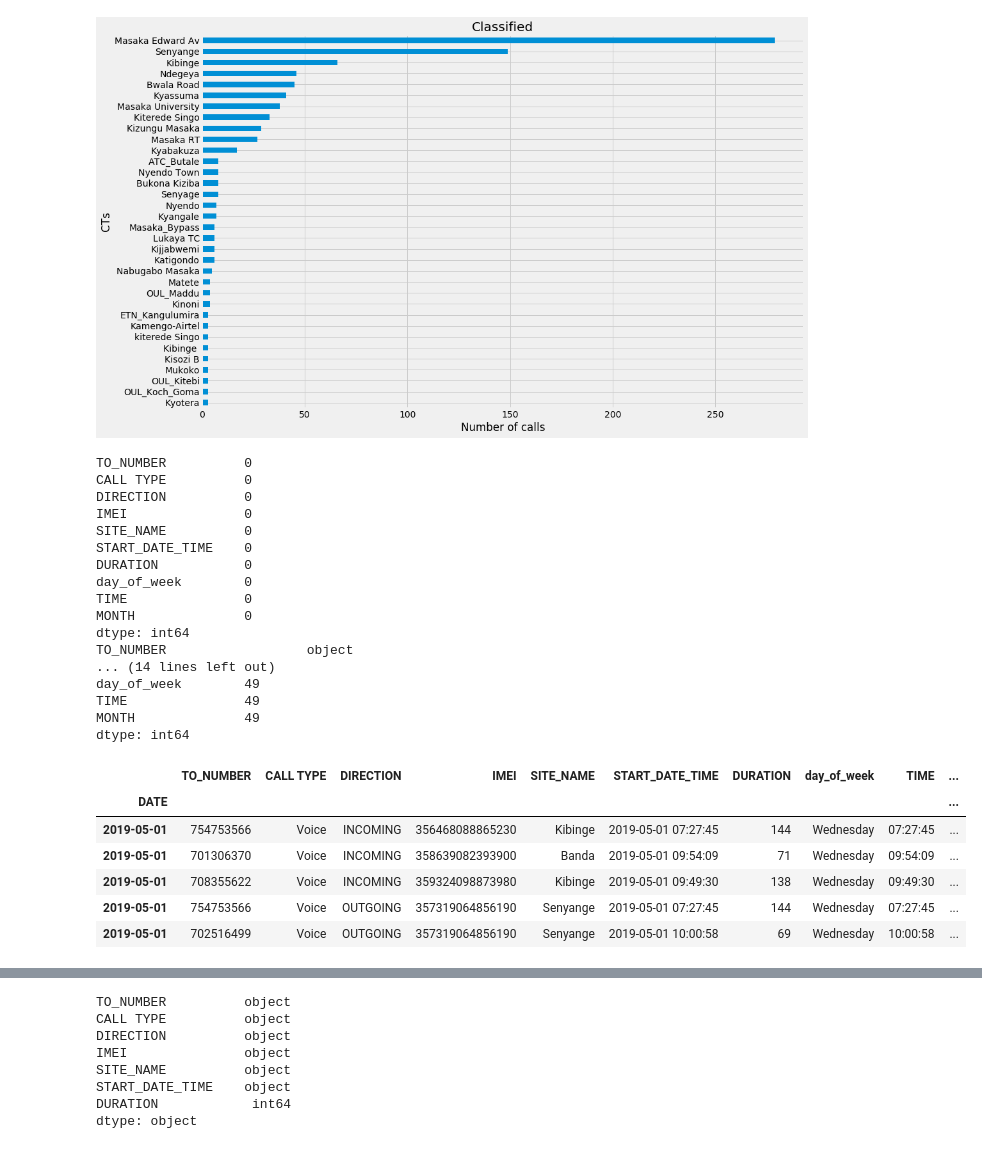
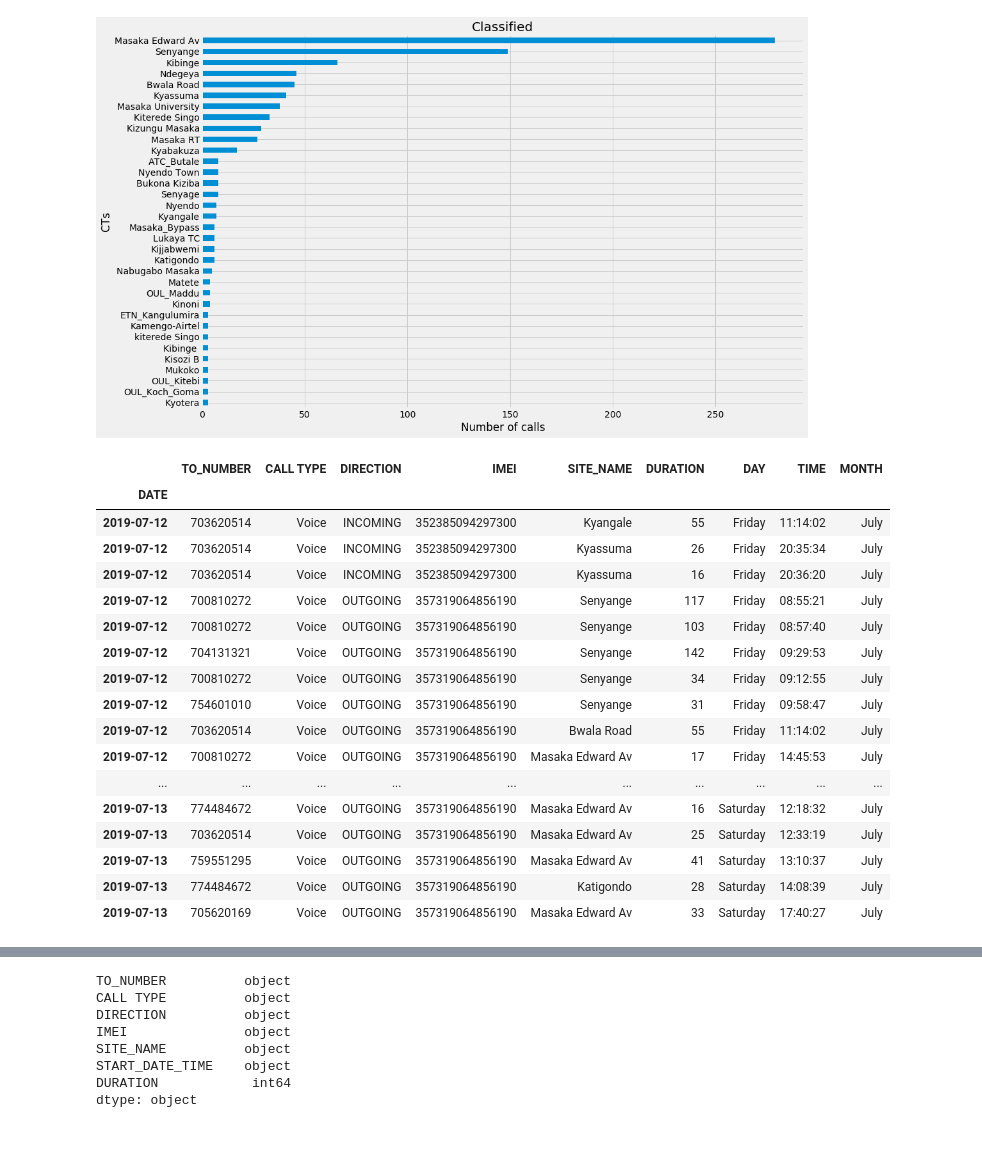
Before and after one commit to nassersaazi/ml_models, a Jupyter notebook: airtel.ipynb, the cells around one changed output, grey strips where cells are left out. Saved outputs shown, nothing was run; the diff lists cells and outputs as text; code cells hidden in the pictures.

```diff
--- a/airtel.ipynb
+++ b/airtel.ipynb
@@ -35,42 +35,33 @@ plt.xlabel("Number of calls");
 # %% [output]
 [figure]
 # %%
-gility = gility.dropna()
-print(gility.isnull().sum())
+
 import datetime as dt
 gility = airtel.loc[~airtel['START_DATE_TIME'].str.contains('\/')]
 gility['START_DATE_TIME'] = pd.to_datetime(gility['START_DATE_TIME'], format='%Y-%m-%d %H:%M:%S',errors = 'coerce')
-print(gility.dtypes)
-gility["day_of_week"] = gility['START_DATE_TIME'].dt.day_name()
+gility["DAY"] = gility['START_DATE_TIME'].dt.day_name()
 gility['DATE'] = [d.date() for d in gility['START_DATE_TIME']]
 gility['TIME'] = gility['START_DATE_TIME'].dt.time
 gility["MONTH"] = gility["START_DATE_TIME"].dt.month_name()
 gility = gility.set_index('DATE')
-#gility['MONTH'] = gility.index.month
-print(gility.isnull().sum())
-gility.head()
+gility = gility.drop('START_DATE_TIME',axis=1)
+gility.tail(30)
 # %% [output]
-TO_NUMBER          0
-CALL TYPE          0
-DIRECTION          0
-IMEI               0
-SITE_NAME          0
-START_DATE_TIME    0
-DURATION           0
-day_of_week        0
-TIME               0
-MONTH              0
-dtype: int64
-TO_NUMBER                  object
-... (14 lines left out)
-day_of_week        49
-TIME               49
-MONTH              49
-dtype: int64
-|  | TO_NUMBER | CALL TYPE | DIRECTION | IMEI | SITE_NAME | START_DATE_TIME | DURATION | day_of_week | TIME | ... |
-| DATE |  |  |  |  |  |  |  |  |  | ... |
-| 2019-05-01 | 754753566 | Voice | INCOMING | 356468088865230 | Kibinge | 2019-05-01 07:27:45 | 144 | Wednesday | 07:27:45 | ... |
-| 2019-05-01 | 701306370 | Voice | INCOMING | 358639082393900 | Banda | 2019-05-01 09:54:09 | 71 | Wednesday | 09:54:09 | ... |
-| 2019-05-01 | 708355622 | Voice | INCOMING | 359324098873980 | Kibinge | 2019-05-01 09:49:30 | 138 | Wednesday | 09:49:30 | ... |
-| 2019-05-01 | 754753566 | Voice | OUTGOING | 357319064856190 | Senyange | 2019-05-01 07:27:45 | 144 | Wednesday | 07:27:45 | ... |
-| 2019-05-01 | 702516499 | Voice | OUTGOING | 357319064856190 | Senyange | 2019-05-01 10:00:58 | 69 | Wednesday | 10:00:58 | ... |
+|  | TO_NUMBER | CALL TYPE | DIRECTION | IMEI | SITE_NAME | DURATION | DAY | TIME | MONTH |
+| DATE |  |  |  |  |  |  |  |  |  |
+| 2019-07-12 | 703620514 | Voice | INCOMING | 352385094297300 | Kyangale | 55 | Friday | 11:14:02 | July |
+| 2019-07-12 | 703620514 | Voice | INCOMING | 352385094297300 | Kyassuma | 26 | Friday | 20:35:34 | July |
+| 2019-07-12 | 703620514 | Voice | INCOMING | 352385094297300 | Kyassuma | 16 | Friday | 20:36:20 | July |
+| 2019-07-12 | 700810272 | Voice | OUTGOING | 357319064856190 | Senyange | 117 | Friday | 08:55:21 | July |
+| 2019-07-12 | 700810272 | Voice | OUTGOING | 357319064856190 | Senyange | 103 | Friday | 08:57:40 | July |
+| 2019-07-12 | 704131321 | Voice | OUTGOING | 357319064856190 | Senyange | 142 | Friday | 09:29:53 | July |
+| 2019-07-12 | 700810272 | Voice | OUTGOING | 357319064856190 | Senyange | 34 | Friday | 09:12:55 | July |
+| 2019-07-12 | 754601010 | Voice | OUTGOING | 357319064856190 | Senyange | 31 | Friday | 09:58:47 | July |
+| 2019-07-12 | 703620514 | Voice | OUTGOING | 357319064856190 | Bwala Road | 55 | Friday | 11:14:02 | July |
+| 2019-07-12 | 700810272 | Voice | OUTGOING | 357319064856190 | Masaka Edward Av | 17 | Friday | 14:45:53 | July |
+| ... | ... | ... | ... | ... | ... | ... | ... | ... | ... |
+| 2019-07-13 | 774484672 | Voice | OUTGOING | 357319064856190 | Masaka Edward Av | 16 | Saturday | 12:18:32 | July |
+| 2019-07-13 | 703620514 | Voice | OUTGOING | 357319064856190 | Masaka Edward Av | 25 | Saturday | 12:33:19 | July |
+| 2019-07-13 | 759551295 | Voice | OUTGOING | 357319064856190 | Masaka Edward Av | 41 | Saturday | 13:10:37 | July |
+| 2019-07-13 | 774484672 | Voice | OUTGOING | 357319064856190 | Katigondo | 28 | Saturday | 14:08:39 | July |
+| 2019-07-13 | 705620169 | Voice | OUTGOING | 357319064856190 | Masaka Edward Av | 33 | Saturday | 17:40:27 | July |
```
Also changed, not shown: parts of 8 cells of this notebook, 2 other files.
